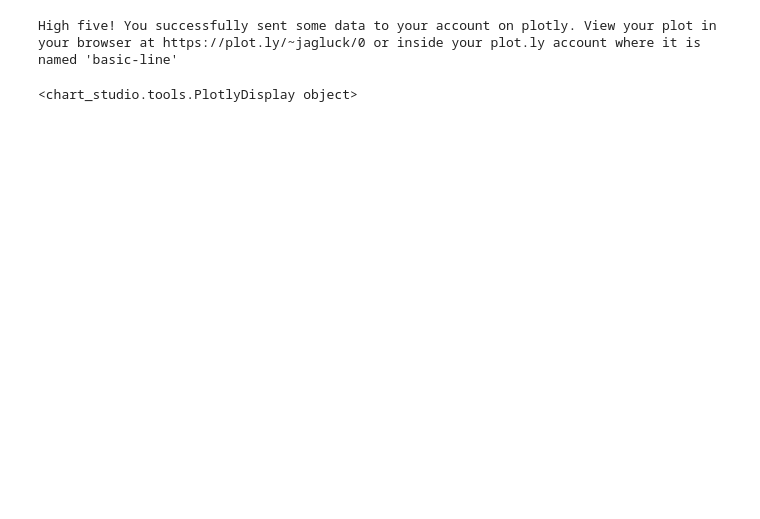
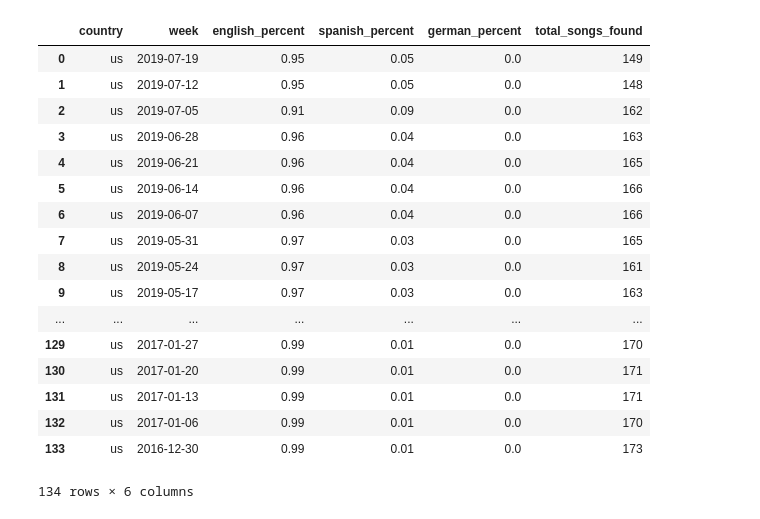
Before and after one commit to jagluck/countries-musical-langauges, a Jupyter notebook: Musical Analysis.ipynb, the cells around one changed output. Saved outputs shown, nothing was run; the diff lists cells and outputs as text; code cells hidden in the pictures; blank space fills up the shorter version.

```diff
--- a/Musical Analysis.ipynb
+++ b/Musical Analysis.ipynb
@@ -915,45 +0,0 @@ High five! You successfully sent some data to your account on plotly. View your
-# %%
-# Create a trace
-trace = go.Scatter(
-    x = glbl['week'],
-    y = glbl['spanish_percent'],
-    name='Spanish Percent',
-)
-
-# Create a trace
-trace2 = go.Scatter(
-    x = glbl['week'],
-    y = glbl['german_percent'],
-    name='German Percent',
-)
-
-xi = arange(0,len(all_countries))
-
-# Generated linear fit
-slope, intercept, r_value, p_value, std_err = stats.linregress(xi,glbl['spanish_percent'])
-line = slope*xi+intercept
-
-trace3 = go.Scatter(
-                  x=all_countries['week'],
-                  y=line,
-                  mode='lines',
-                  marker=go.Marker(color='rgb(31, 119, 180)'),
-                  name='Spanish Fit',
-                  line = dict(
-                    color = ('rgb(205, 12, 24)'),
-                    width = 2
-                  )
-                )
-
-data = [trace, trace2, trace3]
-
-layout = dict(title = 'Percent of Spanish songs in Spotifys Global weekly top 200 Chart',
-              xaxis = dict(title = 'Week'),
-              yaxis = dict(title = 'Percent of Spanish songs', tickformat = '.0%'),
-              )
-
-fig = dict(data=data, layout=layout)
-py.iplot(figure_or_data=fig, filename='basic-line')
-# %% [output]
-High five! You successfully sent some data to your account on plotly. View your plot in your browser at https://plot.ly/~jagluck/0 or inside your plot.ly account where it is named 'basic-line'
-<chart_studio.tools.PlotlyDisplay object>
@@ -959,0 +315,23 @@ High five! You successfully sent some data to your account on plotly. View your
+# %%
+us = get_data('us')
+us.sort_values(by=['week'], ascending=False)
+us.head(200)
+# %% [output]
+|  | country | week | english_percent | spanish_percent | german_percent | total_songs_found |
+| 0 | us | 2019-07-19 | 0.95 | 0.05 | 0.0 | 149 |
+| 1 | us | 2019-07-12 | 0.95 | 0.05 | 0.0 | 148 |
+| 2 | us | 2019-07-05 | 0.91 | 0.09 | 0.0 | 162 |
+| 3 | us | 2019-06-28 | 0.96 | 0.04 | 0.0 | 163 |
+| 4 | us | 2019-06-21 | 0.96 | 0.04 | 0.0 | 165 |
+| 5 | us | 2019-06-14 | 0.96 | 0.04 | 0.0 | 166 |
+| 6 | us | 2019-06-07 | 0.96 | 0.04 | 0.0 | 166 |
+| 7 | us | 2019-05-31 | 0.97 | 0.03 | 0.0 | 165 |
+| 8 | us | 2019-05-24 | 0.97 | 0.03 | 0.0 | 161 |
+| 9 | us | 2019-05-17 | 0.97 | 0.03 | 0.0 | 163 |
+| ... | ... | ... | ... | ... | ... | ... |
+| 129 | us | 2017-01-27 | 0.99 | 0.01 | 0.0 | 170 |
+| 130 | us | 2017-01-20 | 0.99 | 0.01 | 0.0 | 171 |
+| 131 | us | 2017-01-13 | 0.99 | 0.01 | 0.0 | 171 |
+| 132 | us | 2017-01-06 | 0.99 | 0.01 | 0.0 | 170 |
+| 133 | us | 2016-12-30 | 0.99 | 0.01 | 0.0 | 173 |
+134 rows × 6 columns
```
Also changed, not shown: parts of 45 cells of this notebook, 1 other file.
